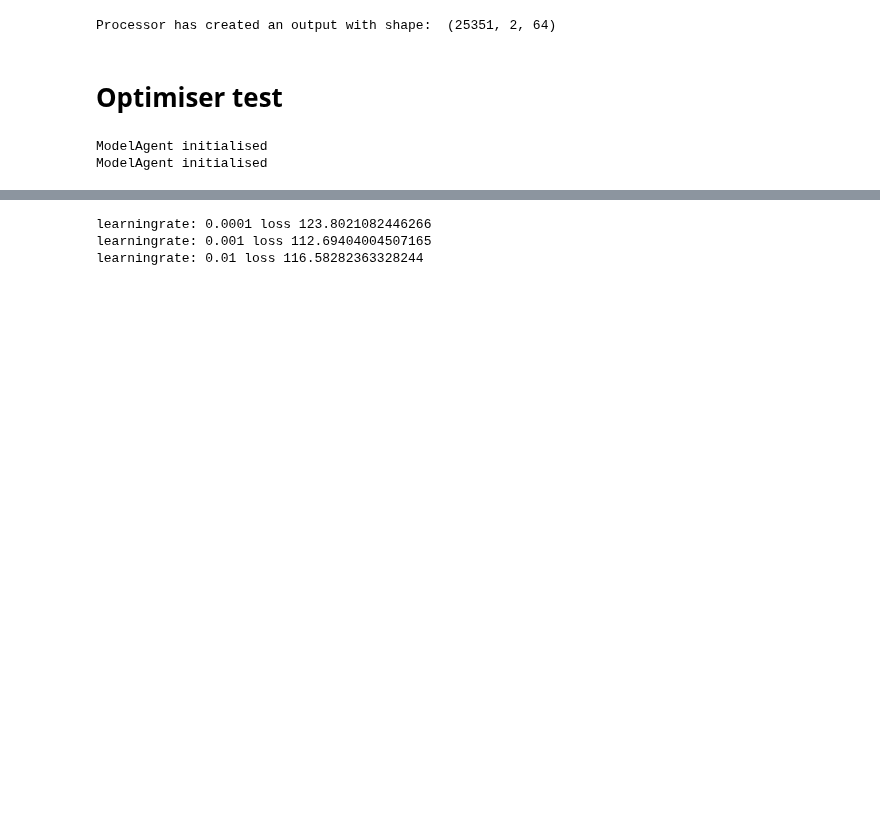
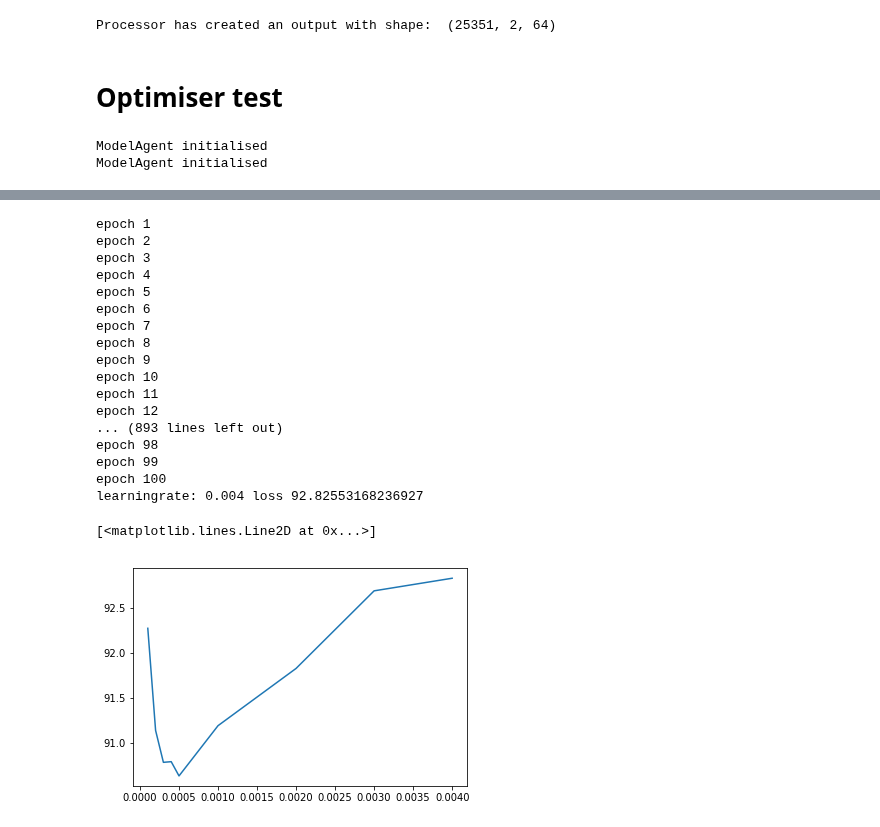
Before and after one commit to msc-acse/acse-9-independent-research-project-coush001, a Jupyter notebook: Optimise optimiser.ipynb, the cells around one changed output, grey strips where cells are left out. Drawn from its saved outputs; the diff is of its cells as text; code cells hidden in the pictures; blank space fills up the shorter version.

```diff
--- a/Optimise optimiser.ipynb
+++ b/Optimise optimiser.ipynb
@@ -374,14 +402,30 @@ ModelAgent initialised
 # %%
-lrs = [0.0001,0.001,0.01,0.1]
+lrs = [0.0001, 0.0002, 0.0003, 0.0004, 0.0005, 0.001, 0.002, 0.003, 0.004]
 adamlosses = []
 for i in lrs:
-    adamloss = vaeADAM.reduce(epochs=20, hidden_size=4, lr=i, plot_loss=False)
+    adamloss = vaeADAM.reduce(epochs=100, hidden_size=8, lr=i, plot_loss=False)
     print('learningrate:', i, 'loss', adamloss)
-    adamlosses.append(adamlosses)
+    adamlosses.append(adamloss)
 
 plt.plot(lrs, adamlosses)
 # %% [output]
-learningrate: 0.0001 loss 123.8021082446266
-learningrate: 0.001 loss 112.69404004507165
-learningrate: 0.01 loss 116.58282363328244
+epoch 1
+epoch 2
+epoch 3
+epoch 4
+epoch 5
+epoch 6
+epoch 7
+epoch 8
+epoch 9
+epoch 10
+epoch 11
+epoch 12
+... (893 lines left out)
+epoch 98
+epoch 99
+epoch 100
+learningrate: 0.004 loss 92.82553168236927
+[<matplotlib.lines.Line2D at 0x...>]
+[figure, added]
 # %%
```
Also changed, not shown: parts of 6 cells of this notebook, 2 other files.
